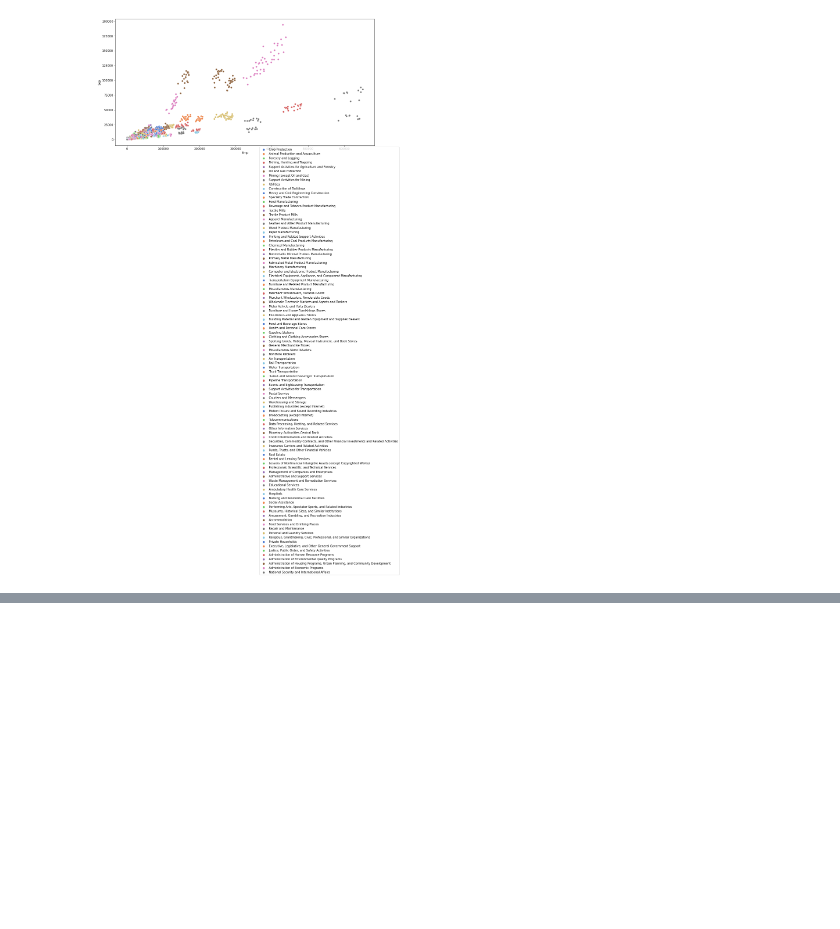
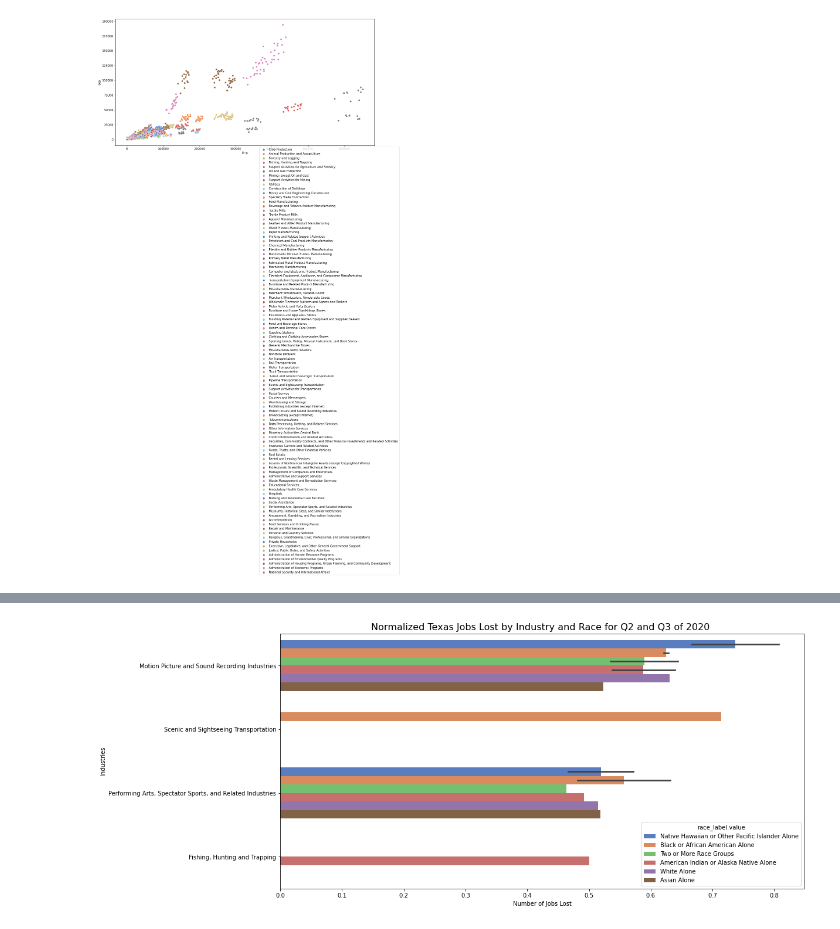
Before and after one commit to capstone-job-market-analysis/job-market-analysis, a Jupyter notebook: jeff_explore.ipynb, the cells around one changed output, grey strips where cells are left out. Drawn from its saved outputs; the diff is of its cells as text; code cells hidden in the pictures; blank space fills up the shorter version.

```diff
--- a/jeff_explore.ipynb
+++ b/jeff_explore.ipynb
@@ -895,0 +930,22 @@ plt.show()
+# %%
+# Top 10 Job loss by industry of 2020 using q1 Emp minus q3 Emp:
+r1 = r[r.date == '2020-01-01']
+r3 = r[r.date == '2020-07-01']
+
+# match indexes so that I can subtract the quarterly columns
+r1 = r1.reset_index()
+r3 = r3.reset_index()
+
+# Subtract 2020 q1 - q3 employment:
+r1_minus_r3 = r1.Emp - r3.Emp
+
+# Add q3 numbers to the datafram for ease of comparison if needed:
+r1['r3_Emp'] = r3.Emp
+
+# Create the difference column:
+r1['r1_minus_r3'] = r1_minus_r3
+
+# Rename to q since the dataframe now contains q1 and q3 data:
+r_compare = r1
+
+r_compare.head(10)
@@ -895,0 +992,5 @@ plt.show()
+# %%
+r_compare['normalized'] = r_compare.r1_minus_r3 / r_compare.Emp
+# %%
+r_plot = r_compare.sort_values('normalized', ascending=False).head(20)
+r_plot
@@ -895,0 +1015,12 @@ plt.show()
+# %%
+plt.figure(figsize=(16,8))
+sns.barplot(x="normalized", y="industry_name",
+                hue='race_label.value',
+                palette="muted",
+                data=r_plot, alpha=1)
+plt.title('Normalized Texas Jobs Lost by Industry and Race for Q2 and Q3 of 2020 ', fontsize=16)
+plt.xlabel('Number of Jobs Lost')
+plt.ylabel('Industries')
+plt.show()
+# %% [output]
+[figure, added]
```
Also changed, not shown: parts of 35 cells of this notebook.
